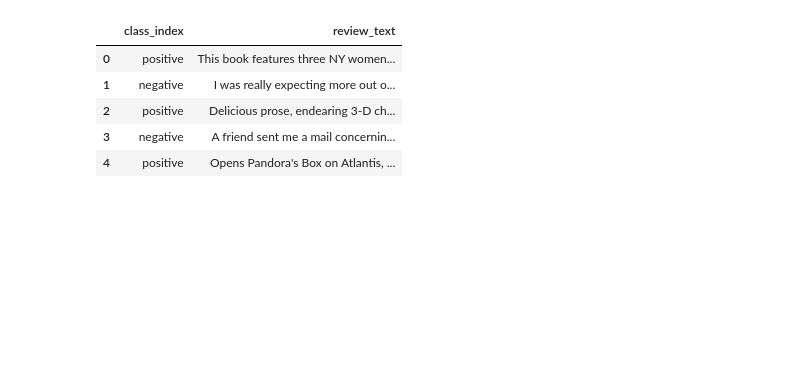
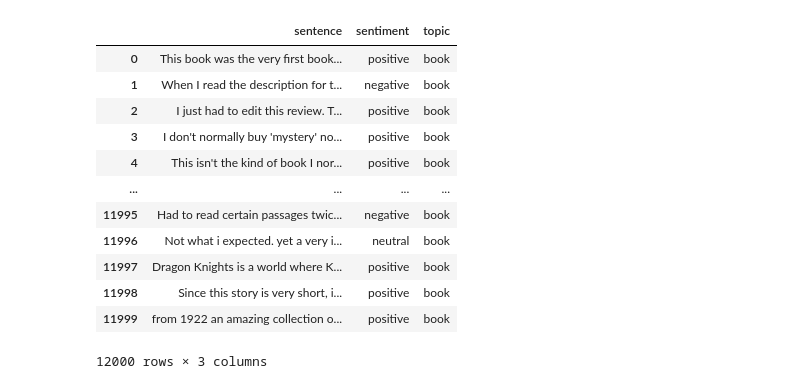
Before and after one commit to cedriclyh/tm_g18, a Jupyter notebook: preprocessing.ipynb, the cells around one changed output. Saved outputs shown, nothing was run; the diff lists cells and outputs as text; code cells hidden in the pictures; blank space fills up the shorter version.

```diff
--- a/preprocessing.ipynb
+++ b/preprocessing.ipynb
@@ -87,4 +53,4 @@ def map_class_index(class_index):
     else:
         return 'unknown'
 # %%
-df['sentiment'] = df['review/score'].apply(map_class_index)
+df_book['sentiment'] = df_book['rating'].apply(map_rating)
@@ -102 +57,4 @@ revised_df.head()
+# %%
+# Drop Unnamed: 0, rating and summary columns
+df_book = df_book.drop(columns=['Unnamed: 0', 'rating', 'summary'])
 # %%
@@ -110,21 +62,0 @@ Name: count, dtype: int64
-# %%
-# Assuming your DataFrame is named df and has a column 'class_index'
-
-df_pos = revised_df[revised_df['class_index'] == 'positive'].sample(n=87769, random_state=42)
-df_neg = revised_df[revised_df['class_index'] == 'negative'].sample(n=12925, random_state=42)
-df_neu = revised_df[revised_df['class_index'] == 'neutral'].sample(n=9296, random_state=42)
-
-# Combine all sampled subsets
-df_sampled = pd.concat([df_pos, df_neg, df_neu])
-
-# Optional: shuffle the final dataset
-df_sampled = df_sampled.sample(frac=1, random_state=42).reset_index(drop=True)
-
-df_sampled.head()
-# %% [output]
-|  | class_index | review_text |
-| 0 | positive | This book features three NY women... |
-| 1 | negative | I was really expecting more out o... |
-| 2 | positive | Delicious prose, endearing 3-D ch... |
-| 3 | negative | A friend sent me a mail concernin... |
-| 4 | positive | Opens Pandora's Box on Atlantis, ... |
@@ -132,0 +63,19 @@ df_sampled.to_csv('book_data.csv', index=False, encoding='utf-8')
+# %%
+# Add a new column named 'topic' with value 'book'
+df_book['topic'] = 'book'
+# %%
+df_book
+# %% [output]
+|  | sentence | sentiment | topic |
+| 0 | This book was the very first book... | positive | book |
+| 1 | When I read the description for t... | negative | book |
+| 2 | I just had to edit this review. T... | positive | book |
+| 3 | I don't normally buy 'mystery' no... | positive | book |
+| 4 | This isn't the kind of book I nor... | positive | book |
+| ... | ... | ... | ... |
+| 11995 | Had to read certain passages twic... | negative | book |
+| 11996 | Not what i expected. yet a very i... | neutral | book |
+| 11997 | Dragon Knights is a world where K... | positive | book |
+| 11998 | Since this story is very short, i... | positive | book |
+| 11999 | from 1922 an amazing collection o... | positive | book |
+12000 rows × 3 columns
```
Also changed, not shown: parts of 36 cells of this notebook, 3 other files.
